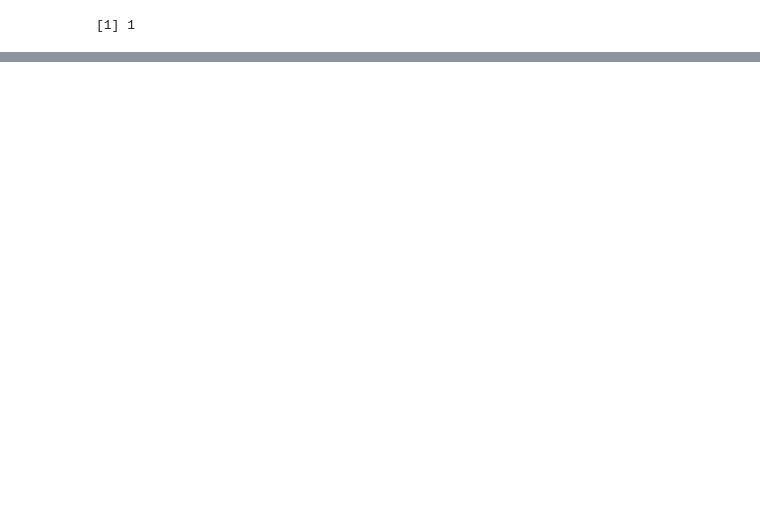
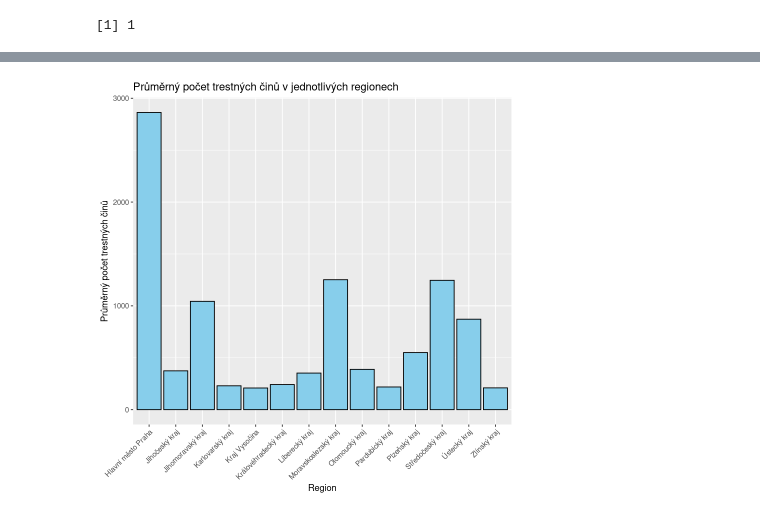
Before and after one commit to xsenyaaax/practicalStatistics, a Jupyter notebook: semestral-project.ipynb, the cells around one changed output, grey strips where cells are left out. Cells and saved outputs as stored; diff of their text form; code cells hidden in the pictures; blank space fills up the shorter version.

Commit message:
basic stats

```diff
--- a/semestral-project.ipynb
+++ b/semestral-project.ipynb
@@ -64,0 +74,30 @@ A tibble: 17 × 6
+# %%
+iccs_mapping <- c(
+  "ICCS0101" = "Intentional homicide",
+  "ICCS02011" = "Assault",
+  "ICCS0401" = "Robbery",
+  "ICCS0501" = "Burglary",
+  "ICCS05012" = "Burglary of private residential premises",
+  "ICCS0502" = "Theft",
+  "ICCS050211" = "Theft of a motorized land vehicle"
+)
+nuts3_mapping <- c(
+  "CZ010" = "Hlavní město Praha",
+  "CZ020" = "Středočeský kraj",
+  "CZ031" = "Jihočeský kraj",
+  "CZ032" = "Plzeňský kraj",
+  "CZ041" = "Karlovarský kraj",
+  "CZ042" = "Ústecký kraj",
+  "CZ051" = "Liberecký kraj",
+  "CZ052" = "Královéhradecký kraj",
+  "CZ053" = "Pardubický kraj",
+  "CZ063" = "Kraj Vysočina",
+  "CZ064" = "Jihomoravský kraj",
+  "CZ071" = "Olomoucký kraj",
+  "CZ072" = "Zlínský kraj",
+  "CZ080" = "Moravskoslezský kraj"
+)
+# rename for better vizualization
+czech_data <- czech_data %>%
+  mutate(iccs = iccs_mapping[iccs])
+czech_data$geo <- nuts3_mapping[czech_data$geo]
@@ -64,0 +200,8 @@ A tibble: 17 × 6
+# %%
+ggplot(czech_data, aes(x = geo, y = values)) +
+  geom_bar(stat = "summary", fun = "mean", fill = "skyblue", color = "black") +
+  labs(title = "Průměrný počet trestných činů v jednotlivých regionech",
+       x = "Region", y = "Průměrný počet trestných činů") +
+  theme(axis.text.x = element_text(angle = 45, hjust = 1))
+# %% [output]
+[figure, added]
```
Also changed, not shown: parts of 12 cells of this notebook, 14 other files.
